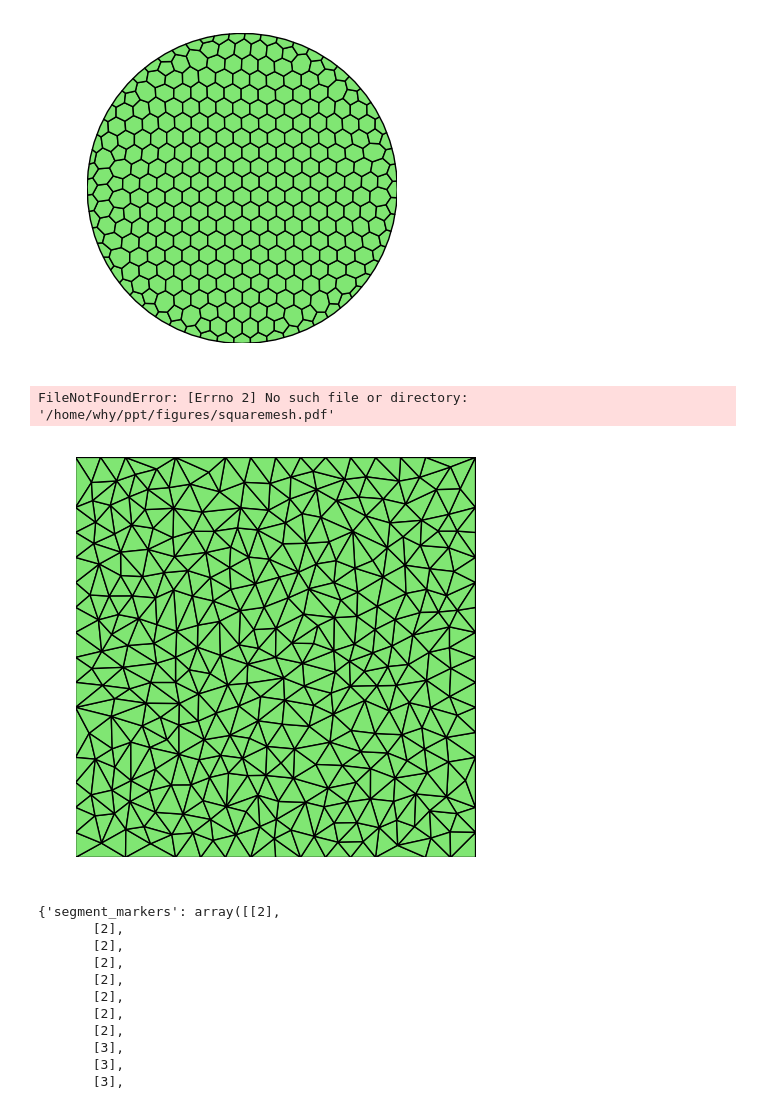
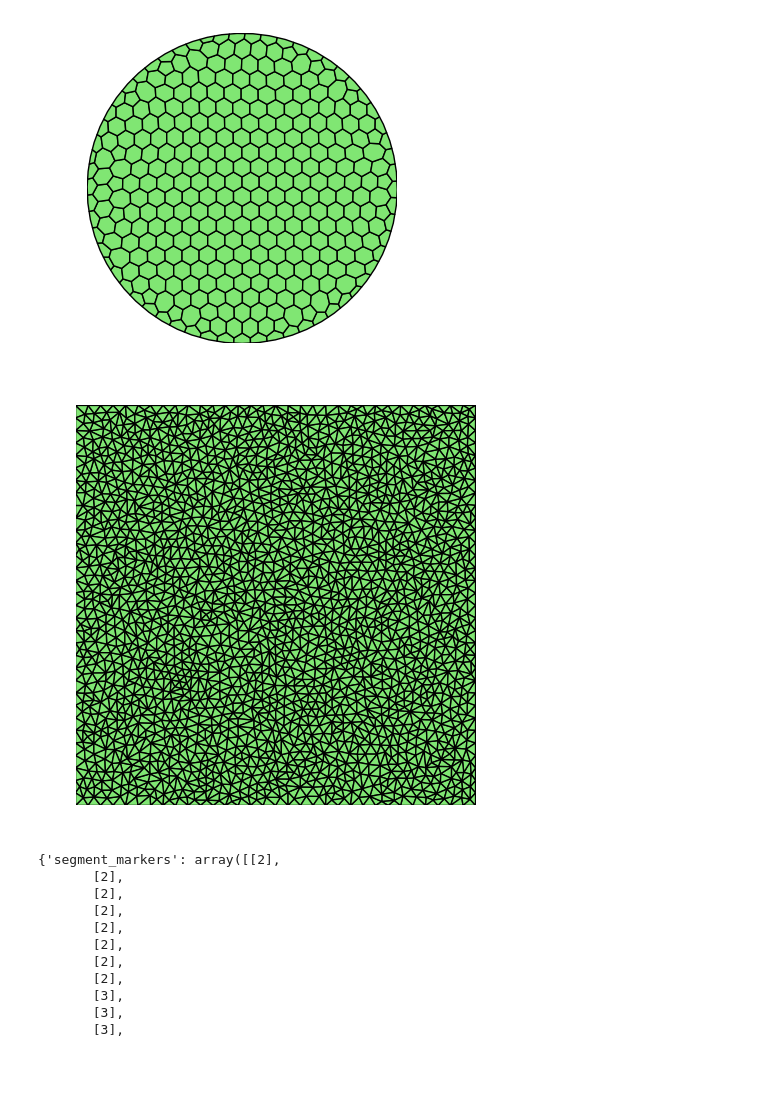
Before and after one commit to weihuayi/fealpy, a Jupyter notebook: doc/fealpybook/mesh.ipynb, the cells around one changed output. Saved outputs shown, nothing was run; the diff lists cells and outputs as text; code cells hidden in the pictures; blank space fills up the shorter version.

```diff
--- a/doc/fealpybook/mesh.ipynb
+++ b/doc/fealpybook/mesh.ipynb
@@ -82,25 +84,18 @@ plt.show()
 [figure]
 # %%
 import numpy as np
-from meshpy.triangle import MeshInfo, build
-from fealpy.mesh.TriangleMesh import TriangleMesh
-mesh_info = MeshInfo()
-mesh_info.set_points([(0,0), (1,0), (1,1), (0,1)])
-mesh_info.set_facets([[0,1], [1,2], [2,3], [3,0]])
-h = 0.05
-mesh = build(mesh_info, max_volume=h**2)
-point = np.array(mesh.points, dtype=np.float)
-cell = np.array(mesh.elements, dtype=np.int)
-tmesh = TriangleMesh(point, cell)
+from fealpy.mesh.simple_mesh_generator import triangle
+box = [0, 1, 0, 1]
+h = 0.02
+tmesh = triangle(box, h)
 fig = plt.figure()
 axes = fig.gca()
 tmesh.add_plot(axes)
 plt.subplots_adjust(left=0, bottom=0, right=1, top=1, wspace=0, hspace=0)
-plt.savefig('/home/why/ppt/figures/squaremesh.pdf')
+plt.savefig('/home/why/squaremeshdelaunay0.02.pdf')
 plt.show()
 # %% [output]
-FileNotFoundError: [Errno 2] No such file or directory: '/home/why/ppt/figures/squaremesh.pdf'
-[figure, old version]
+[figure, new version]
 # %%
 import triangle
 import triangle.plot as plot
```
Also changed, not shown: parts of 3 cells of this notebook, 9 other files.
